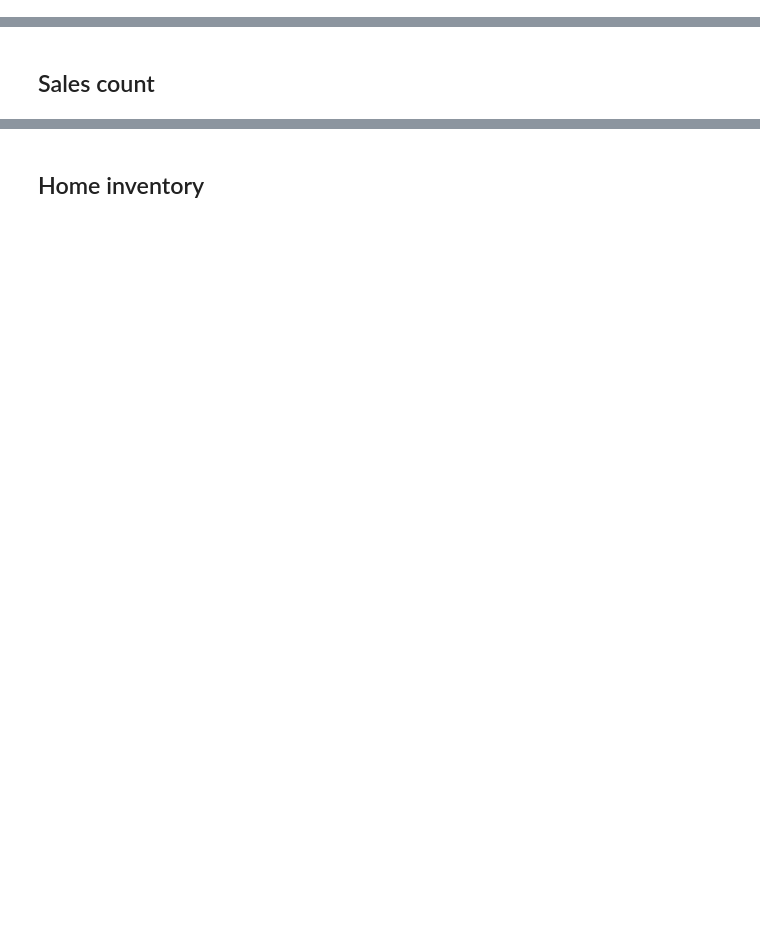
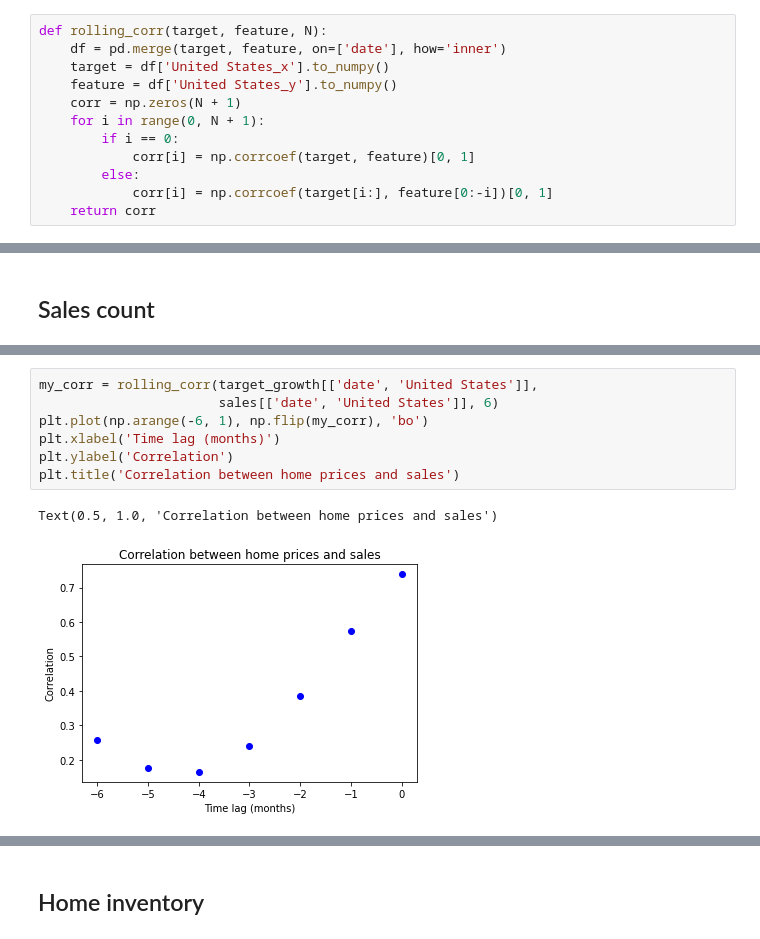
Before and after one commit to ArianeDucellier/forecasting, a Jupyter notebook: EDA.ipynb, the cells around one changed output, grey strips where cells are left out. Saved outputs shown, nothing was run; the diff lists cells and outputs as text; blank space fills up the shorter version.

```diff
--- a/EDA.ipynb
+++ b/EDA.ipynb
@@ -9,3 +33,15 @@ import pandas as pd
+# %%
+def rolling_corr(target, feature, N):
+    df = pd.merge(target, feature, on=['date'], how='inner')
+    target = df['United States_x'].to_numpy()
+    feature = df['United States_y'].to_numpy()
+    corr = np.zeros(N + 1)
+    for i in range(0, N + 1):
+        if i == 0:
+            corr[i] = np.corrcoef(target, feature)[0, 1]
+        else:
+            corr[i] = np.corrcoef(target[i:], feature[0:-i])[0, 1]
+    return corr
 # %% [markdown]
 ## Target
 # %%
@@ -55,0 +109,10 @@ plt.show()
+# %%
+my_corr = rolling_corr(target_growth[['date', 'United States']],
+                       sales[['date', 'United States']], 6)
+plt.plot(np.arange(-6, 1), np.flip(my_corr), 'bo')
+plt.xlabel('Time lag (months)')
+plt.ylabel('Correlation')
+plt.title('Correlation between home prices and sales')
+# %% [output]
+Text(0.5, 1.0, 'Correlation between home prices and sales')
+[figure, added]
```
Also changed, not shown: parts of 25 cells of this notebook.
